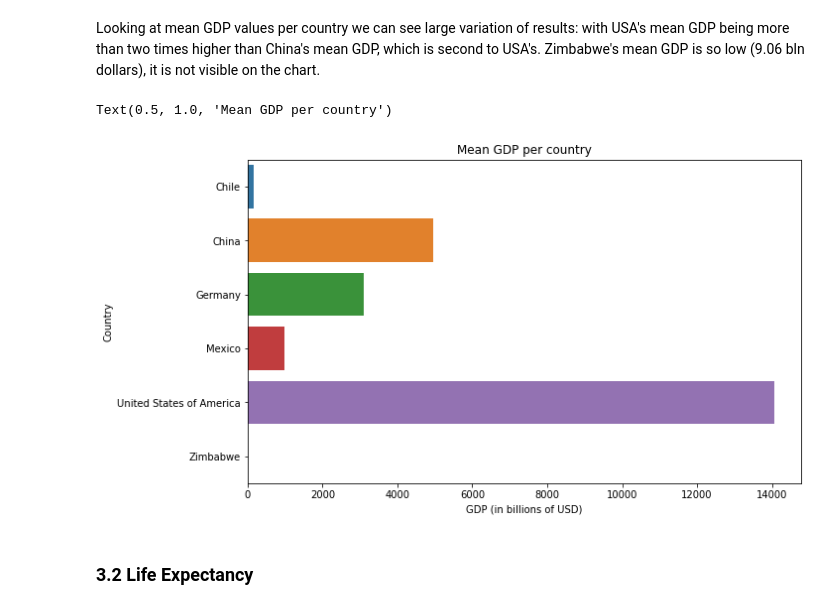
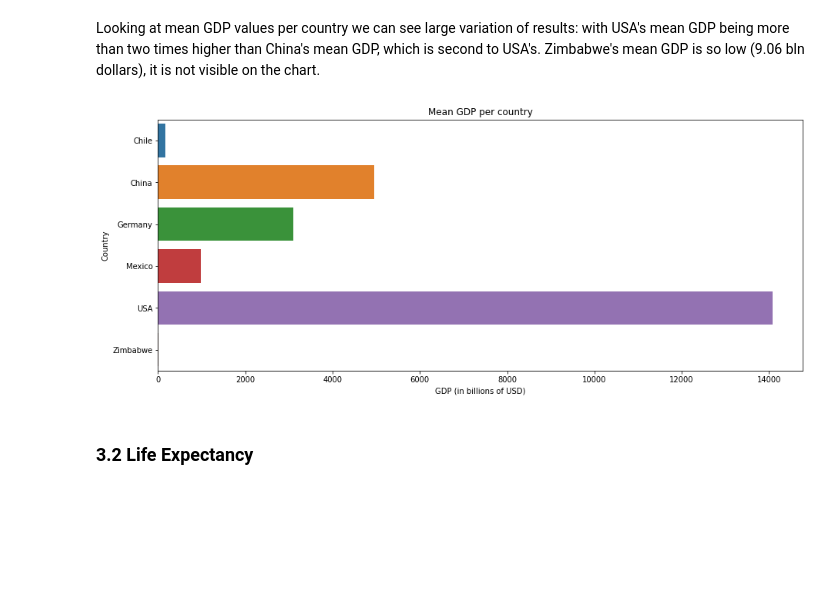
Before and after one commit to R0go/GDP_Life_Expectancy, a Jupyter notebook: life_expectancy_gdp.ipynb, the cells around one changed output. Cells and saved outputs as stored; diff of their text form; code cells hidden in the pictures; blank space fills up the shorter version.

```diff
--- a/life_expectancy_gdp.ipynb
+++ b/life_expectancy_gdp.ipynb
@@ -35,14 +43,19 @@ memory usage: 3.1+ KB
 3   Chile  2003                              77.9  7.564346e+10
 4   Chile  2004                              78.0  9.921039e+10
 # %%
+print(data_file.head())
 #Renaming the life expectancy column to make it usable as an attribute
 data_file.rename(columns = {'Life expectancy at birth (years)':'Life'}, inplace = True)
 
 #Working out GDP values by dividing them by 1,000,000,000 for more readable presentation
 data_file.GDP = data_file['GDP'].apply(lambda x: round((x / 1000000000),4))
 
+
 #Checking the data after modifications:
-print(data_file.head())
+#print(data_file.head())
+
+#Renaming United States of America to USA
+data_file = data_file.replace({'United States of America':'USA'})
 
 #Checking the list of countries
 print(data_file.Country.unique())
@@ -125,13 +140,13 @@ print(dfMeans)
 # %% [markdown]
 Looking at mean GDP values per country we can see large variation of results: with USA's mean GDP being more than two times higher than China's mean GDP, which is second to USA's. Zimbabwe's mean GDP is so low (9.06 bln dollars), it is not visible on the chart.
 # %%
-plt.figure(figsize=(10,6))
+plt.figure(figsize=(15,6))
 sns.barplot(x="GDP", y="Country", data=dfMeans)
 plt.xlabel("GDP (in billions of USD)")
 plt.title('Mean GDP per country')
+plt.show()
 # %% [output]
-Text(0.5, 1.0, 'Mean GDP per country')
-[figure, old version]
+[figure, new version]
 # %% [markdown]
 ### 3.2 Life Expectancy
 # %% [markdown]
```
Also changed, not shown: parts of 18 cells of this notebook.
